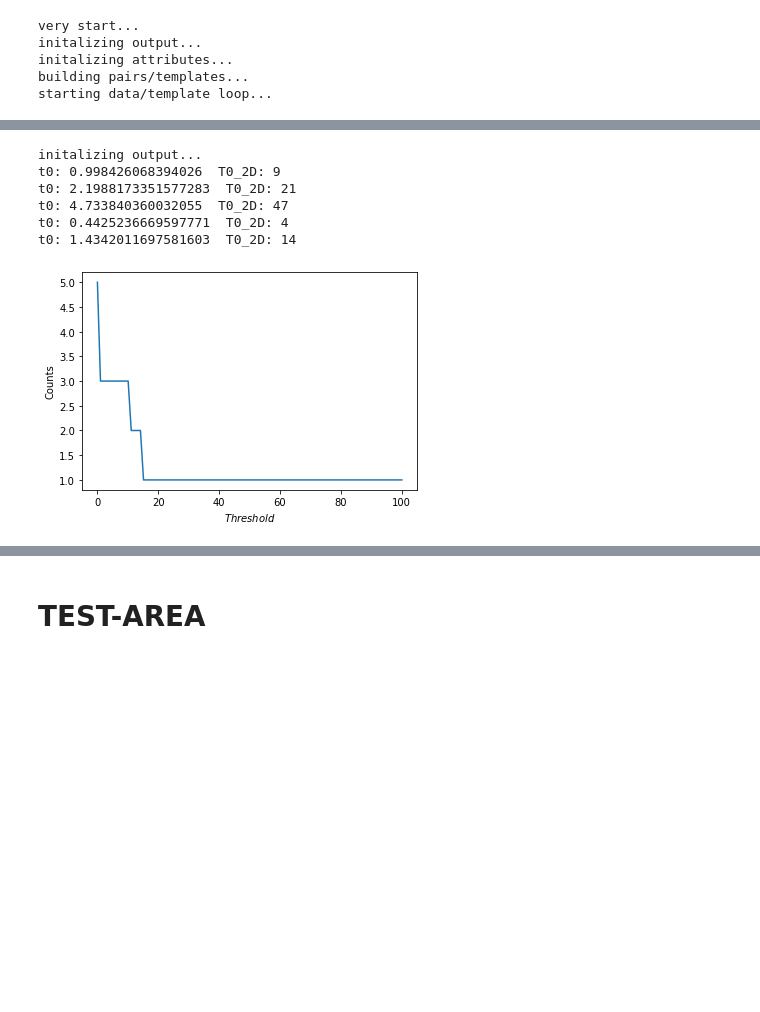
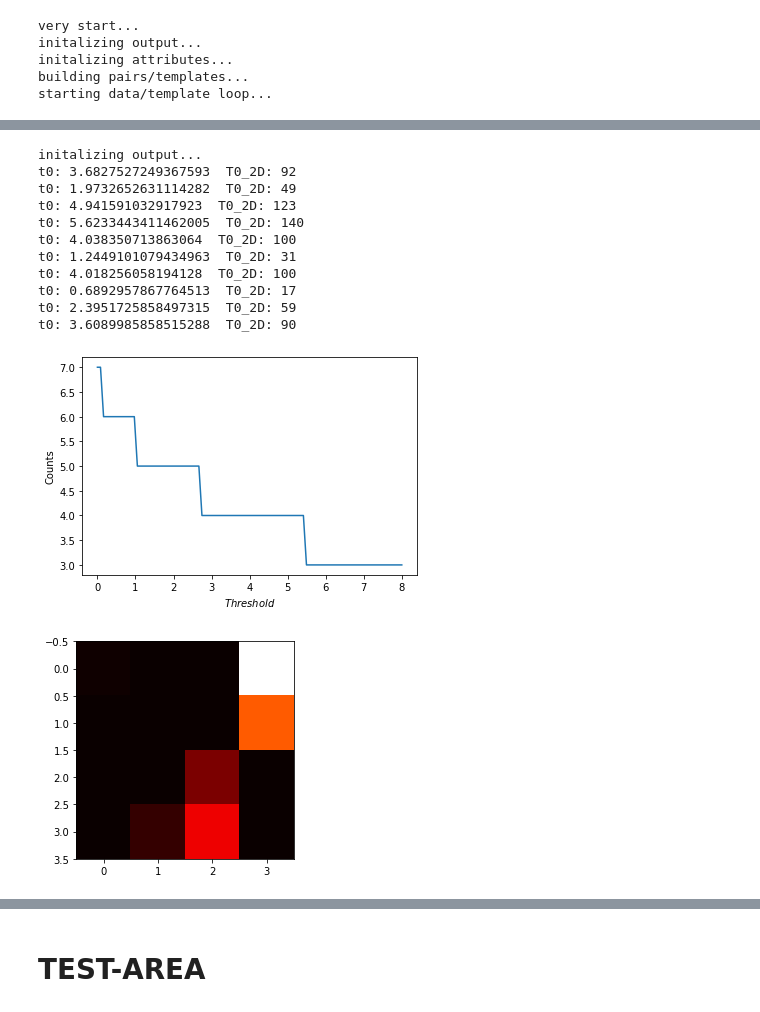
Before and after one commit to mickbrawler/Waveforms, a Jupyter notebook: OnSource_part_1.ipynb, the cells around one changed output, grey strips where cells are left out. Cells and saved outputs as stored; diff of their text form; code cells hidden in the pictures; blank space fills up the shorter version.

```diff
--- a/OnSource_part_1.ipynb
+++ b/OnSource_part_1.ipynb
@@ -457,7 +544,7 @@ class OnSource:
 We run the code over 5 trials, through a parameter space of measure $10*10*10=1000$
 The injected signal spans 5 seconds, the total data 10 second, and the step size is $0.02$. The injected signals have variable range $A=[1,50]$, $\gamma=[0,2]$, and $F=[90,110]$; each with 10 divisions. Lastly, The Noise amplitude is 3 units.
 # %%
-x=OnSource(10, 10, 10, 5, 10, 3, 0.3, 5, N_t=500)
+x=OnSource(4, 4, 4, 4, 10, 4, 0.3, 10, N_t=250)
 #N_A, N_g, N_f, t0_tf, T, b, D, trials, N_t
 # %% [output]
 very start...
@@ -494,16 +584,22 @@ Trial 4:   [frequency, amp, gamma, t0] = [101.11111111111111, 39.111111111111114
 y=x.rho()
 # %%
 #performs modulation/ bg-fg value finding on rho
-z=x.window(.05)
+z=x.window(.02)
 # %% [output]
 initalizing output...
-t0: 0.998426068394026  T0_2D: 9
-t0: 2.1988173351577283  T0_2D: 21
-t0: 4.733840360032055  T0_2D: 47
-t0: 0.4425236669597771  T0_2D: 4
-t0: 1.4342011697581603  T0_2D: 14
+t0: 3.6827527249367593  T0_2D: 92
+t0: 1.9732652631114282  T0_2D: 49
+t0: 4.941591032917923  T0_2D: 123
+t0: 5.6233443411462005  T0_2D: 140
+t0: 4.038350713863064  T0_2D: 100
+t0: 1.2449101079434963  T0_2D: 31
+t0: 4.018256058194128  T0_2D: 100
+t0: 0.6892957867764513  T0_2D: 17
+t0: 2.3951725858497315  T0_2D: 59
+t0: 3.6089985858515288  T0_2D: 90
 # %%
 #plots threshold vs. success-count
-w=x.test_plotter(100,100)
+w=x.test_plotter(8,100)
 # %% [output]
-[figure, old version]
+[figure, new version]
+[figure, added]
```
Also changed, not shown: parts of 9 cells of this notebook.
